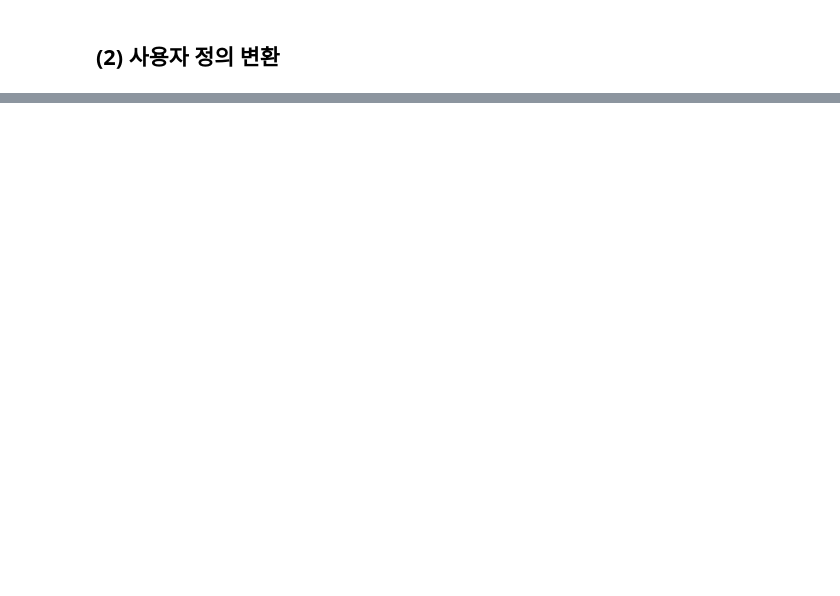
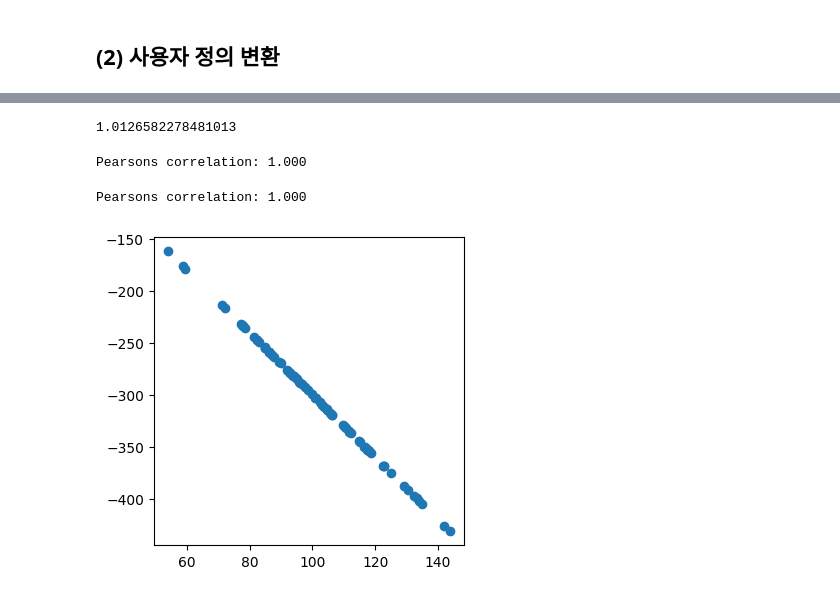
Before and after one commit to gymnopedy01/ictis-2023-ai, a Jupyter notebook: 다운로드/배포_ML_전처리.ipynb, the cells around one changed output, grey strips where cells are left out. Drawn from its saved outputs; the diff is of its cells as text; code cells hidden in the pictures; blank space fills up the shorter version.

```diff
--- a/다운로드/배포_ML_전처리.ipynb
+++ b/다운로드/배포_ML_전처리.ipynb
@@ -232,4 +350,35 @@ plt.show()
+# %%
+#상관계수 r 구하기
+##수식으로 구하기
+Qx =  x - mean(x)
+Qy = y - mean(y)
+r = sum(Qx*Qy) / ((Qx.shape[0]-1) * std(x) *std(y))
+r
+# %% [output]
+1.0126582278481013
 # %%
-from scipy.stats import
+from scipy.stats import pearsonr
 
-print('Pearsons correlation: %.3f' % corr1)
+#calculate Pearson's correlation
+p_r , _ = pearsonr(x,y)
+print('Pearsons correlation: %.3f' % p_r)
+# %% [output]
+Pearsons correlation: 1.000
+# %%
+from scipy.stats import pearsonr
+
+#calculate Pearson's correlation
+p_r , _ = pearsonr(x,y)
+print(f'Pearsons correlation: {p_r:.3f}')
+# %% [output]
+Pearsons correlation: 1.000
+# %%
+seed(1)
+x = 20 * randn( 80 ) + 100
+y = -3*x
+
+plt.figure(figsize=(4,4))
+plt.scatter(x,y)
+plt.show()
+# %% [output]
+[figure, added]
```
Also changed, not shown: parts of 30 cells of this notebook.
